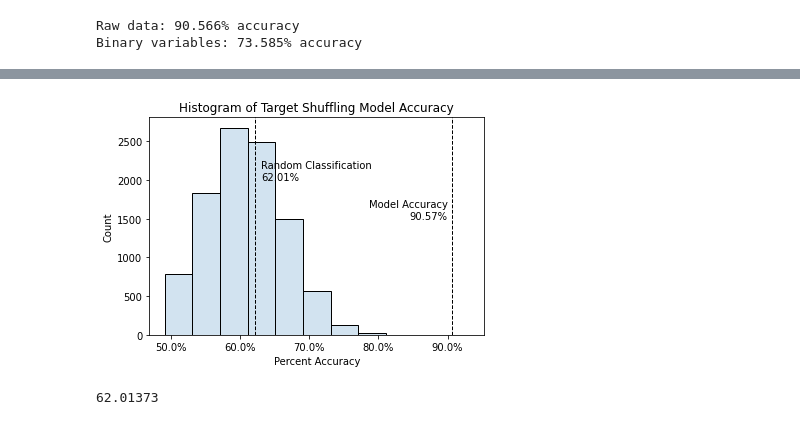
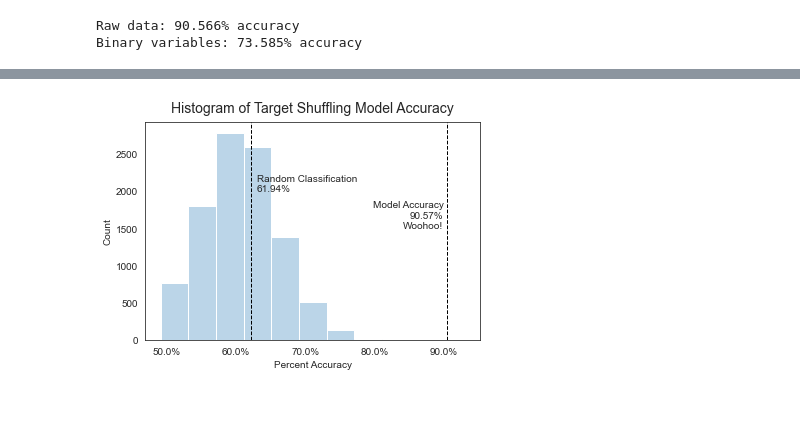
Before and after one commit to EricPostMaster/market-research-cluster-analysis, a Jupyter notebook: production.ipynb, the cells around one changed output, grey strips where cells are left out. Drawn from its saved outputs; the diff is of its cells as text; code cells hidden in the pictures.

```diff
--- a/production.ipynb
+++ b/production.ipynb
@@ -303,21 +225,30 @@ for i in range(10000):
 # %%
-from matplotlib.ticker import PercentFormatter
+# Create a list of the scores for the model and the shuffles
+accuracy_dist = []
 
+# Accuracy score for the true raw data
+accuracy_dist.append(round(clf_scores[0][0].score(X_test,y_test),5)*100)
+
+# Loop shuffles the target variable and scores the model on that shuffle
+for i in range(10000):
+    shuffled_target = y_test.sample(frac=1)
+    accuracy_dist.append(round(clf_scores[0][0].score(X_test,shuffled_target),3)*100)
+
+# Create histogram of target shuffling model accuracy
 fig, ax = plt.subplots()
 
-ax = sn.histplot(accuracy_dist, binwidth=4, alpha=0.2)
+sn.set_style('white')
+
+ax = sn.histplot(accuracy_dist, binwidth=4, alpha=0.3)
 plt.xlabel("Percent Accuracy")
-plt.title("Histogram of Target Shuffling Model Accuracy")
+plt.title("Histogram of Target Shuffling Model Accuracy", fontsize=14, pad=10)
 ax.xaxis.set_major_formatter(PercentFormatter())
 plt.axvline(90.566, linestyle='dashed', linewidth=1, color='k')
-plt.text(90, 1500, f'Model Accuracy\n{round(accuracy_dist[0],2)}%', ha='right')
+plt.text(90, 1500, f'Model Accuracy\n{round(accuracy_dist[0],2)}%\nWoohoo!', ha='right')
 plt.axvline(62.2, linestyle='dashed', linewidth=1, color='k')
 plt.text(63, 2000, f'Random Classification\n{round(np.mean(accuracy_dist[1:]),2)}%', ha='left')
+plt.savefig('target_shuffling_accuracy.png')
 
 plt.show()
 # %% [output]
-[figure, old version]
+[figure, new version]
-# %%
-np.mean(accuracy_dist[1:])
-# %% [output]
-62.01373
```
Also changed, not shown: parts of 18 cells of this notebook.
